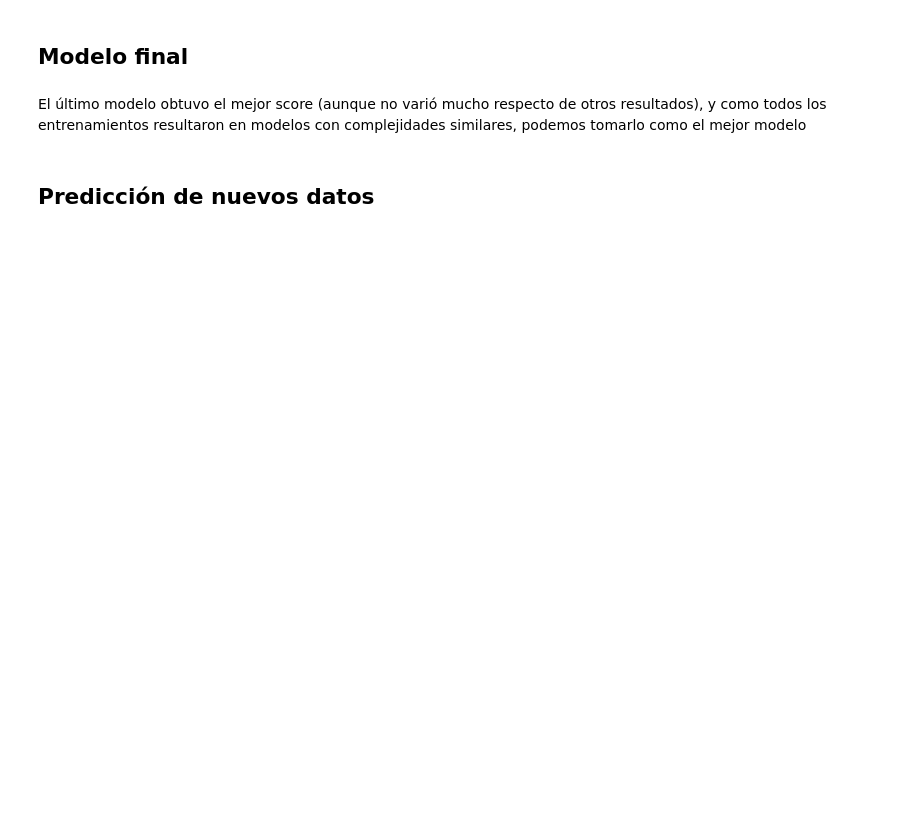
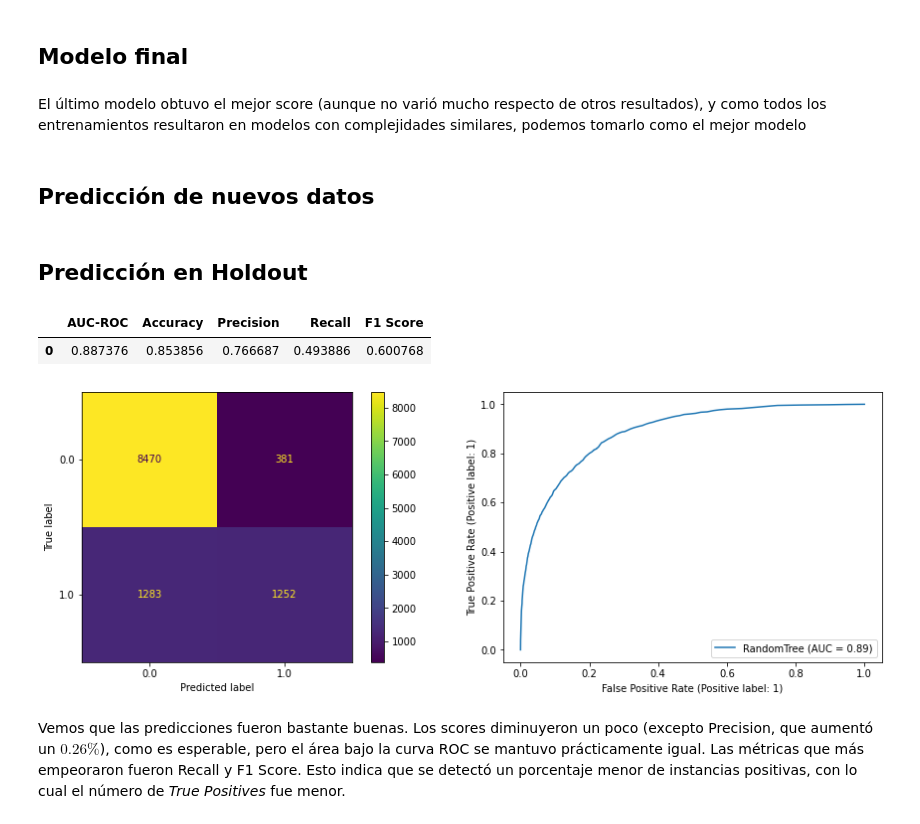
Before and after one commit to fdelu/orga-de-datos, a Jupyter notebook: parte_2/RandomForestClassifier.ipynb, the cells around one changed output. Drawn from its saved outputs; the diff is of its cells as text; code cells hidden in the pictures; blank space fills up the shorter version.

```diff
--- a/parte_2/RandomForestClassifier.ipynb
+++ b/parte_2/RandomForestClassifier.ipynb
@@ -295,3 +294,28 @@ df_extra_predict = pd.DataFrame({"id": df_extra.index, "llovieron_hamburguesas_a
 df_extra_predict.set_index("id", inplace = True)
 df_extra_predict.replace({"llovieron_hamburguesas_al_dia_siguiente": {0.0: "no", 1.0: "si"}}, inplace = True)
 df_extra_predict.to_csv("predicciones/RandomForestClassifier.csv")
+# %% [markdown]
+## Predicción en Holdout
+# %%
+df_features_holdout = pd.read_csv("datasets/df_features_holdout.csv", low_memory = False, index_col = "id")
+df_target_holdout = pd.read_csv("datasets/df_target_holdout.csv", low_memory = False, index_col = "id")
+
+common(df_features_holdout, df_target_holdout, fecha_to_int=False)
+viento_trigonometrico(df_features_holdout)
+df_features_holdout = dia_a_mes(df_features_holdout)
+df_features_holdout = drop_categoricas(df_features_holdout)
+# %%
+metrics_table(df_target_holdout, pipe.predict(df_features_holdout), pipe.predict_proba(df_features_holdout)[:,1])
+# %% [output]
+|  | AUC-ROC | Accuracy | Precision | Recall | F1 Score |
+| 0 | 0.887376 | 0.853856 | 0.766687 | 0.493886 | 0.600768 |
+# %%
+fig, axs = plt.subplots(1, 2, figsize=(15,5))
+
+ConfusionMatrixDisplay.from_predictions(df_target_holdout, pipe.predict(df_features_holdout), ax=axs[0])
+RocCurveDisplay.from_predictions(df_target_holdout, pipe.predict_proba(df_features_holdout)[:,1], ax=axs[1], name="RandomTree")
+plt.show()
+# %% [output]
+[figure, added]
+# %% [markdown]
+Vemos que las predicciones fueron bastante buenas. Los scores diminuyeron un poco (excepto Precision, que aumentó un $0.26\%$), como es esperable, pero el área bajo la curva ROC se mantuvo prácticamente igual. Las métricas que más empeoraron fueron Recall y F1 Score. Esto indica que se detectó un porcentaje menor de instancias positivas, con lo cual el número de *True Positives* fue menor.
```
Also changed, not shown: parts of 7 cells of this notebook, 8 other files.
